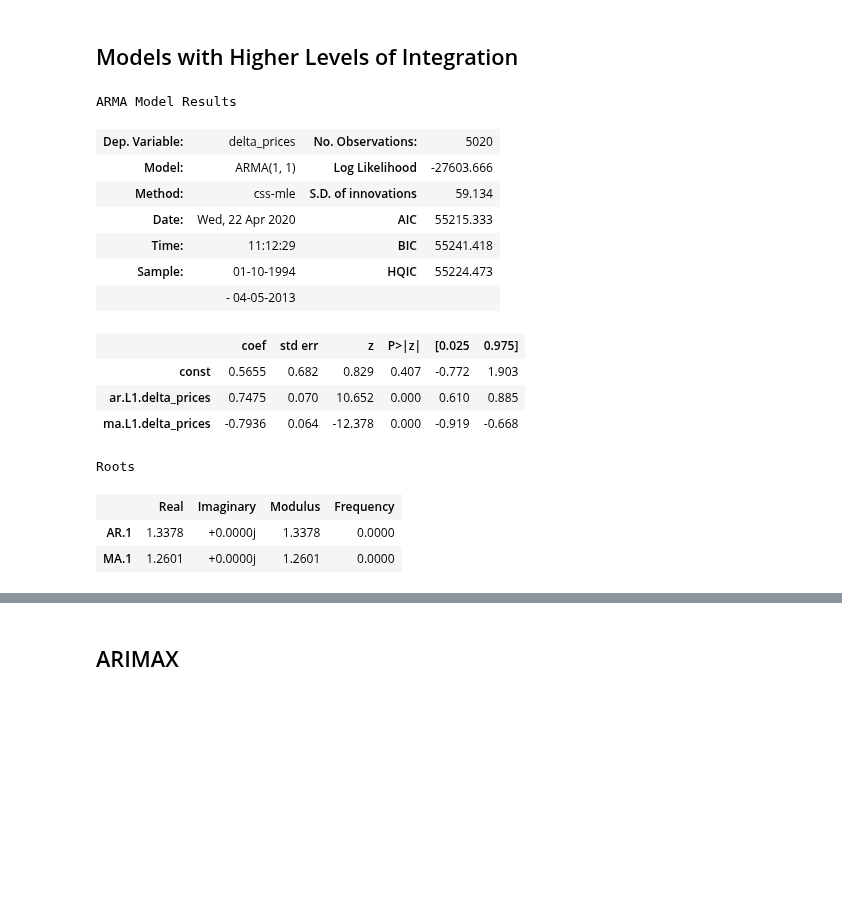
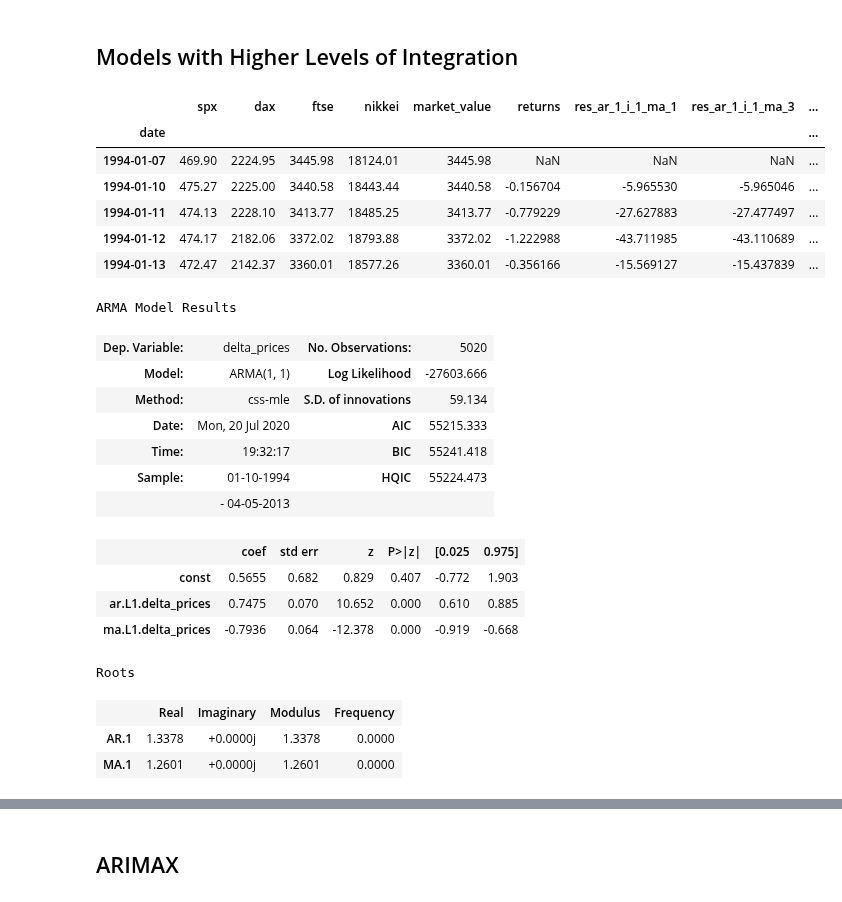
Before and after one commit to virf96/Proyectos, a Jupyter notebook: onsideraciones_ARIMA.ipynb, the cells around one changed output, grey strips where cells are left out. Drawn from its saved outputs; the diff is of its cells as text; code cells hidden in the pictures; blank space fills up the shorter version.

```diff
--- a/onsideraciones_ARIMA.ipynb
+++ b/onsideraciones_ARIMA.ipynb
@@ -177,21 +303,0 @@ df['delta_prices']=df.market_value.diff(1)
-# %%
-model_delta_ar_1_i_1_ma_1 = ARIMA(df.delta_prices[1:], order=(1,0,1))
-results_delta_ar_1_i_1_ma_1 = model_delta_ar_1_i_1_ma_1.fit()
-results_delta_ar_1_i_1_ma_1.summary()
-# %% [output]
-ARMA Model Results
-| Dep. Variable: | delta_prices | No. Observations: | 5020 |
-| Model: | ARMA(1, 1) | Log Likelihood | -27603.666 |
-| Method: | css-mle | S.D. of innovations | 59.134 |
-| Date: | Wed, 22 Apr 2020 | AIC | 55215.333 |
-| Time: | 11:12:29 | BIC | 55241.418 |
-| Sample: | 01-10-1994 | HQIC | 55224.473 |
-|  | - 04-05-2013 |  |  |
-|  | coef | std err | z | P>|z| | [0.025 | 0.975] |
-| const | 0.5655 | 0.682 | 0.829 | 0.407 | -0.772 | 1.903 |
-| ar.L1.delta_prices | 0.7475 | 0.070 | 10.652 | 0.000 | 0.610 | 0.885 |
-| ma.L1.delta_prices | -0.7936 | 0.064 | -12.378 | 0.000 | -0.919 | -0.668 |
-Roots
-|  | Real | Imaginary | Modulus | Frequency |
-| AR.1 | 1.3378 | +0.0000j | 1.3378 | 0.0000 |
-| MA.1 | 1.2601 | +0.0000j | 1.2601 | 0.0000 |
@@ -198 +308,34 @@ Roots
+# %%
+df.head()
+# %% [output]
+|  | spx | dax | ftse | nikkei | market_value | returns | res_ar_1_i_1_ma_1 | res_ar_1_i_1_ma_3 | ... |
+| date |  |  |  |  |  |  |  |  | ... |
+| 1994-01-07 | 469.90 | 2224.95 | 3445.98 | 18124.01 | 3445.98 | NaN | NaN | NaN | ... |
+| 1994-01-10 | 475.27 | 2225.00 | 3440.58 | 18443.44 | 3440.58 | -0.156704 | -5.965530 | -5.965046 | ... |
+| 1994-01-11 | 474.13 | 2228.10 | 3413.77 | 18485.25 | 3413.77 | -0.779229 | -27.627883 | -27.477497 | ... |
+| 1994-01-12 | 474.17 | 2182.06 | 3372.02 | 18793.88 | 3372.02 | -1.222988 | -43.711985 | -43.110689 | ... |
+| 1994-01-13 | 472.47 | 2142.37 | 3360.01 | 18577.26 | 3360.01 | -0.356166 | -15.569127 | -15.437839 | ... |
+# %%
+#Generamos un modelo ARIMA(1,0,1) de las integración de los precios, lo cuál es un ARMA(1,1)
+#Esto para validar si los resultados de hacer manualmente es igual que si hacemos ARIMA(1,1,1)
+model_delta_ar_1_i_1_ma_1 = ARIMA(df.delta_prices[1:], order=(1,0,1))
+results_delta_ar_1_i_1_ma_1 = model_delta_ar_1_i_1_ma_1.fit()
+results_delta_ar_1_i_1_ma_1.summary()
+# %% [output]
+ARMA Model Results
+| Dep. Variable: | delta_prices | No. Observations: | 5020 |
+| Model: | ARMA(1, 1) | Log Likelihood | -27603.666 |
+| Method: | css-mle | S.D. of innovations | 59.134 |
+| Date: | Mon, 20 Jul 2020 | AIC | 55215.333 |
+| Time: | 19:32:17 | BIC | 55241.418 |
+| Sample: | 01-10-1994 | HQIC | 55224.473 |
+|  | - 04-05-2013 |  |  |
+|  | coef | std err | z | P>|z| | [0.025 | 0.975] |
+| const | 0.5655 | 0.682 | 0.829 | 0.407 | -0.772 | 1.903 |
+| ar.L1.delta_prices | 0.7475 | 0.070 | 10.652 | 0.000 | 0.610 | 0.885 |
+| ma.L1.delta_prices | -0.7936 | 0.064 | -12.378 | 0.000 | -0.919 | -0.668 |
+Roots
+|  | Real | Imaginary | Modulus | Frequency |
+| AR.1 | 1.3378 | +0.0000j | 1.3378 | 0.0000 |
+| MA.1 | 1.2601 | +0.0000j | 1.2601 | 0.0000 |
 # %%
```
Also changed, not shown: parts of 31 cells of this notebook.
